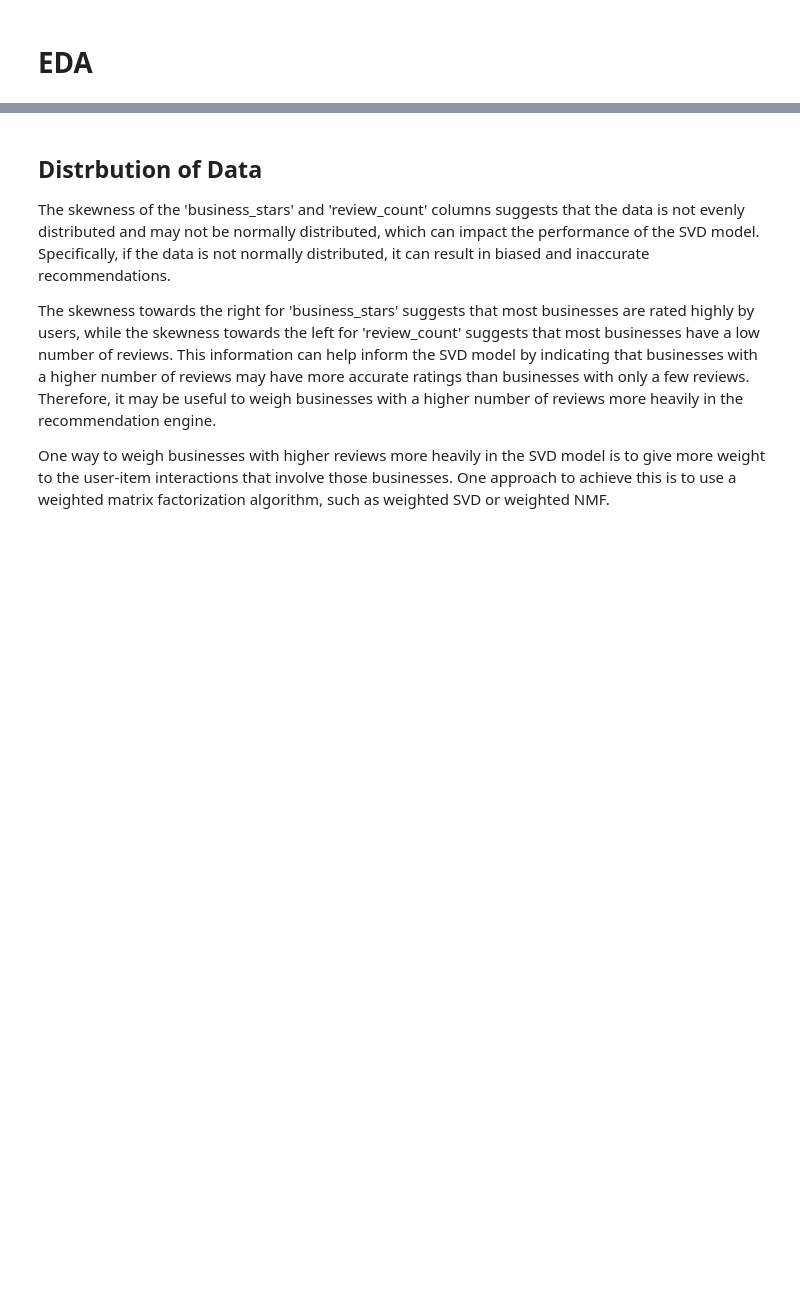
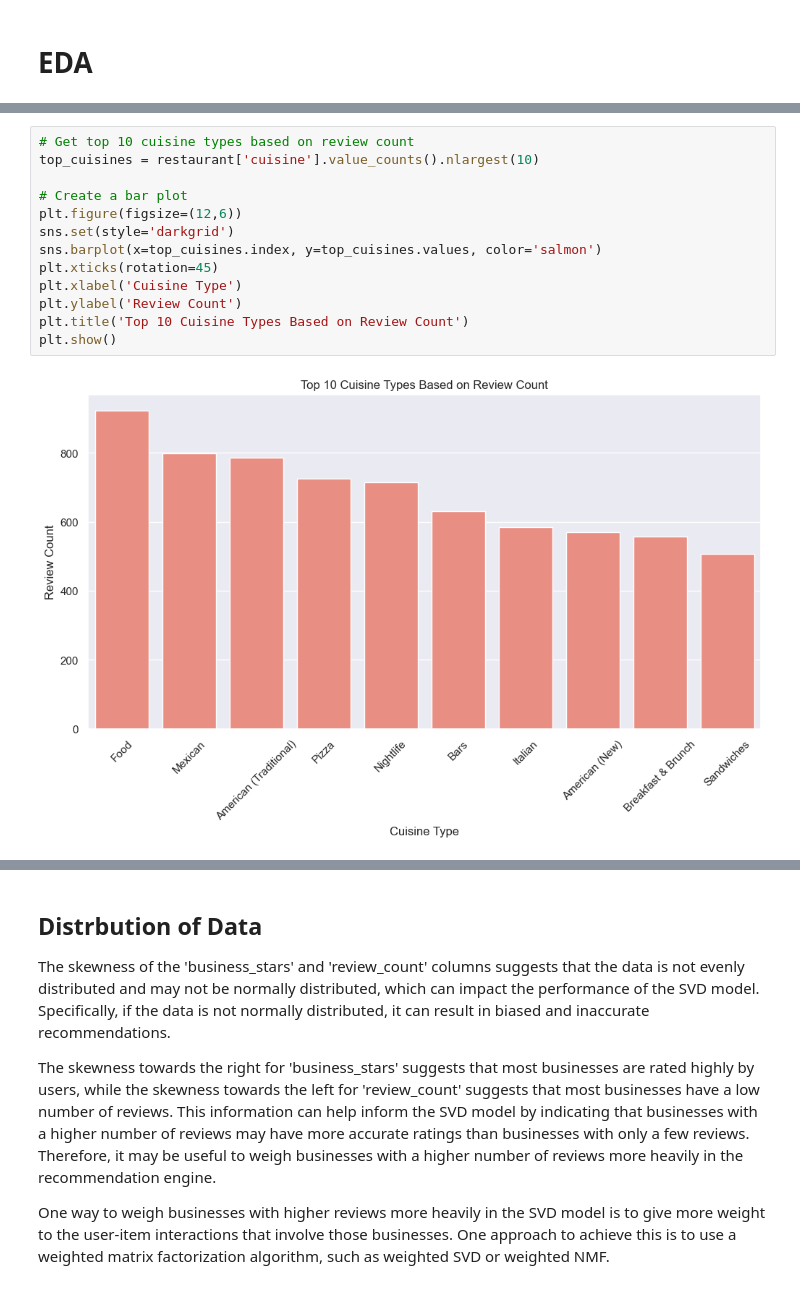
Before and after one commit to orethadomfeh/YelpGrowthInsights, a Jupyter notebook: code/eda.ipynb, the cells around one changed output, grey strips where cells are left out. Saved outputs shown, nothing was run; the diff lists cells and outputs as text; blank space fills up the shorter version.

```diff
--- a/code/eda.ipynb
+++ b/code/eda.ipynb
@@ -73,0 +159,15 @@ def sentiment_analysis(text):
+# %%
+# Get top 10 cuisine types based on review count
+top_cuisines = restaurant['cuisine'].value_counts().nlargest(10)
+
+# Create a bar plot
+plt.figure(figsize=(12,6))
+sns.set(style='darkgrid')
+sns.barplot(x=top_cuisines.index, y=top_cuisines.values, color='salmon')
+plt.xticks(rotation=45)
+plt.xlabel('Cuisine Type')
+plt.ylabel('Review Count')
+plt.title('Top 10 Cuisine Types Based on Review Count')
+plt.show()
+# %% [output]
+[figure, added]
```
Also changed, not shown: parts of 14 cells of this notebook, 2 other files.
